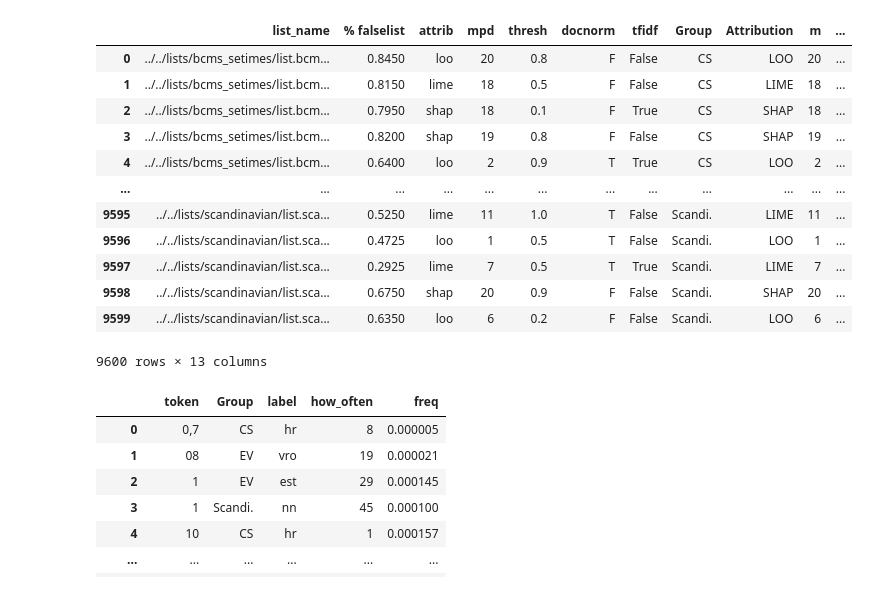
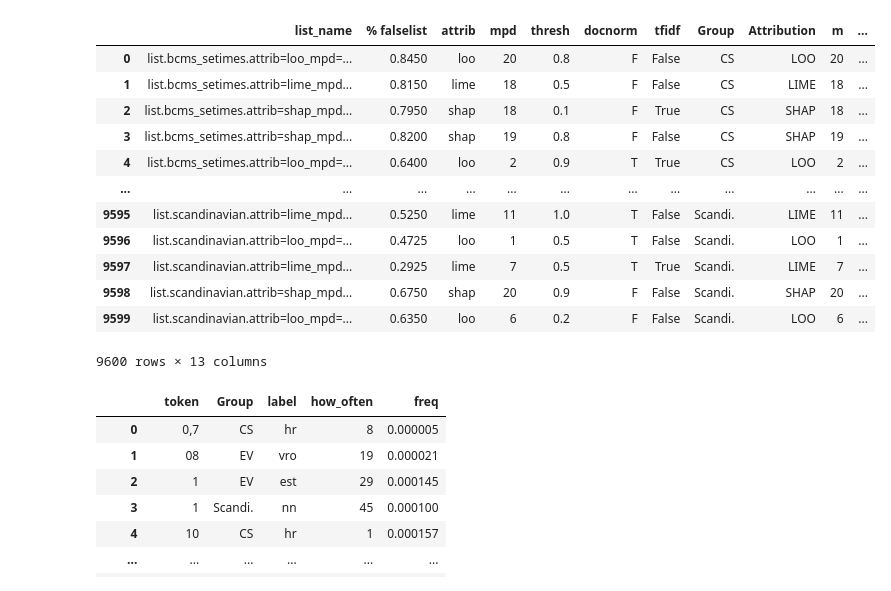
Before and after one commit to Helsinki-NLP/shibboleth, a Jupyter notebook: vizs/reflists/list-agg.ipynb, the cells around one changed output. Cells and saved outputs as stored; diff of their text form; code cells hidden in the pictures.

```diff
--- a/vizs/reflists/list-agg.ipynb
+++ b/vizs/reflists/list-agg.ipynb
@@ -26,7 +26,7 @@ for grp in EXP1_GRPS:
     for listname in pathlib.Path(f'../../lists/{grp}').glob('**/list.*'):
         data = pd.read_csv(listname)
         records.append({
-            'list_name': str(listname),
+            'list_name': str(listname).split('/')[-1],
             '% falselist': data.in_blacklist.mean() if "in_blacklist" in data.columns else 0,
             **dict(kv.split('=') for kv in '.'.join(listname.name.split('.')[2:-1]).split('_')),
         })
@@ -48,26 +48,26 @@ df
 9600 rows × 7 columns
 # %%
-df['Group'] = df.list_name.apply(lambda lstnm: lstnm.split('/')[-2]).map(REMAPS)
+df['Group'] = df.list_name.apply(lambda lstnm: lstnm.split('.')[1]).map(REMAPS)
 df['Attribution'] = df.attrib.str.upper()
 df['m'] = df.mpd.apply(int)
 df['p'] = df.thresh.apply(float)
 df['avg'] = df.docnorm == 'T'
 df['tfidf'] = df.tfidf == 'T'
 df['falselist'] = df['% falselist']
 df
 # %% [output]
 |  | list_name | % falselist | attrib | mpd | thresh | docnorm | tfidf | Group | Attribution | m | ... |
-| 0 | ../../lists/bcms_setimes/list.bcm... | 0.8450 | loo | 20 | 0.8 | F | False | CS | LOO | 20 | ... |
-| 1 | ../../lists/bcms_setimes/list.bcm... | 0.8150 | lime | 18 | 0.5 | F | False | CS | LIME | 18 | ... |
-| 2 | ../../lists/bcms_setimes/list.bcm... | 0.7950 | shap | 18 | 0.1 | F | True | CS | SHAP | 18 | ... |
-| 3 | ../../lists/bcms_setimes/list.bcm... | 0.8200 | shap | 19 | 0.8 | F | False | CS | SHAP | 19 | ... |
-| 4 | ../../lists/bcms_setimes/list.bcm... | 0.6400 | loo | 2 | 0.9 | T | True | CS | LOO | 2 | ... |
+| 0 | list.bcms_setimes.attrib=loo_mpd=... | 0.8450 | loo | 20 | 0.8 | F | False | CS | LOO | 20 | ... |
+| 1 | list.bcms_setimes.attrib=lime_mpd... | 0.8150 | lime | 18 | 0.5 | F | False | CS | LIME | 18 | ... |
+| 2 | list.bcms_setimes.attrib=shap_mpd... | 0.7950 | shap | 18 | 0.1 | F | True | CS | SHAP | 18 | ... |
+| 3 | list.bcms_setimes.attrib=shap_mpd... | 0.8200 | shap | 19 | 0.8 | F | False | CS | SHAP | 19 | ... |
+| 4 | list.bcms_setimes.attrib=loo_mpd=... | 0.6400 | loo | 2 | 0.9 | T | True | CS | LOO | 2 | ... |
 | ... | ... | ... | ... | ... | ... | ... | ... | ... | ... | ... | ... |
-| 9595 | ../../lists/scandinavian/list.sca... | 0.5250 | lime | 11 | 1.0 | T | False | Scandi. | LIME | 11 | ... |
-| 9596 | ../../lists/scandinavian/list.sca... | 0.4725 | loo | 1 | 0.5 | T | False | Scandi. | LOO | 1 | ... |
-| 9597 | ../../lists/scandinavian/list.sca... | 0.2925 | lime | 7 | 0.5 | T | True | Scandi. | LIME | 7 | ... |
-| 9598 | ../../lists/scandinavian/list.sca... | 0.6750 | shap | 20 | 0.9 | F | False | Scandi. | SHAP | 20 | ... |
-| 9599 | ../../lists/scandinavian/list.sca... | 0.6350 | loo | 6 | 0.2 | F | False | Scandi. | LOO | 6 | ... |
+| 9595 | list.scandinavian.attrib=lime_mpd... | 0.5250 | lime | 11 | 1.0 | T | False | Scandi. | LIME | 11 | ... |
+| 9596 | list.scandinavian.attrib=loo_mpd=... | 0.4725 | loo | 1 | 0.5 | T | False | Scandi. | LOO | 1 | ... |
+| 9597 | list.scandinavian.attrib=lime_mpd... | 0.2925 | lime | 7 | 0.5 | T | True | Scandi. | LIME | 7 | ... |
+| 9598 | list.scandinavian.attrib=shap_mpd... | 0.6750 | shap | 20 | 0.9 | F | False | Scandi. | SHAP | 20 | ... |
+| 9599 | list.scandinavian.attrib=loo_mpd=... | 0.6350 | loo | 6 | 0.2 | F | False | Scandi. | LOO | 6 | ... |
 9600 rows × 13 columns
 # %%
 # CAUTION: this runs pairwise comparisons between all lists, so takes quite a long time to run
```
Also changed, not shown: parts of 19 cells of this notebook, 21 other files.
